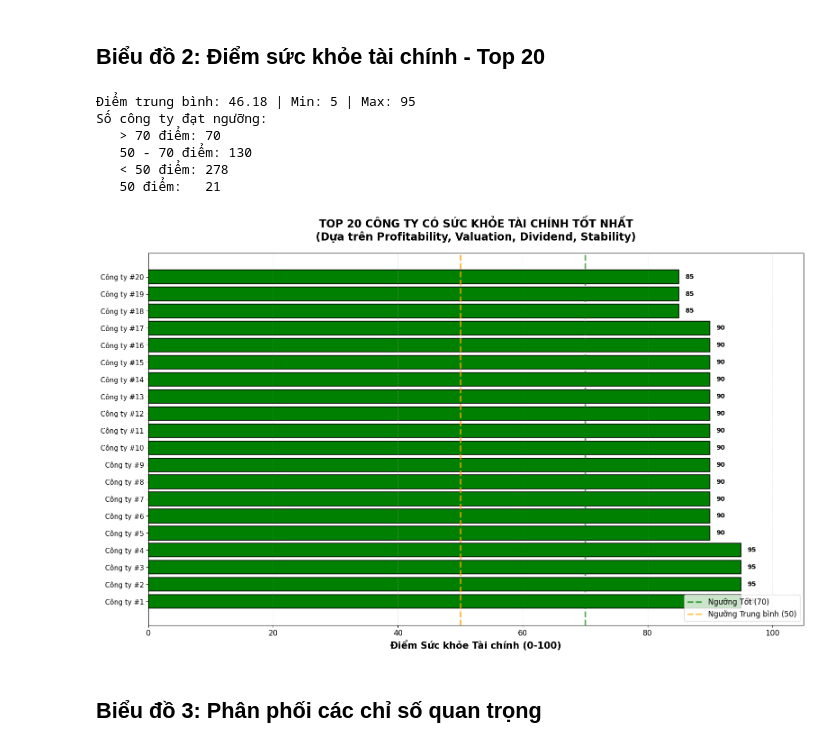
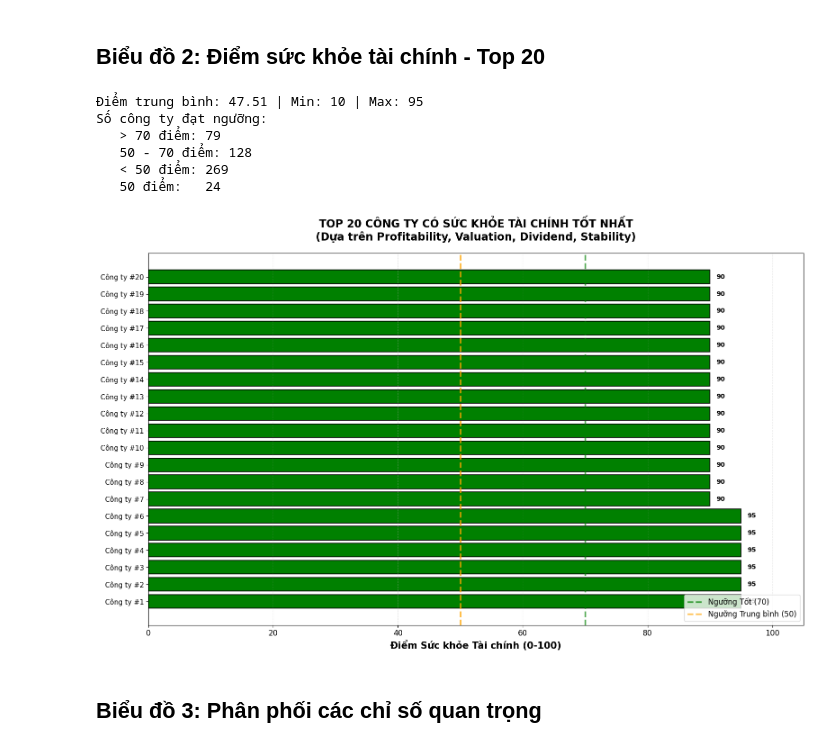
Before and after one commit to tranmai31231020941-pixel/final, a Jupyter notebook: Untitled1.ipynb, the cells around one changed output. Cells and saved outputs as stored; diff of their text form; code cells hidden in the pictures.

```diff
--- a/Untitled1.ipynb
+++ b/Untitled1.ipynb
@@ -129,8 +129,8 @@ df['health'] += np.select(pb_conditions, pb_scores, default=0)
 # Stability - Volatility (10 điểm)
 vol_conditions = [
     df['52w_range__scaled'] < -0.5,
-    df['52w_range__scaled'].between(-0.5, 0, inclusive='left'),
-    df['52w_range__scaled'].between(0, 0.5, inclusive='left')
+    df['52w_range__scaled'].between(-0.5, 0.5, inclusive='left'),
+    df['52w_range__scaled'] > 0.5
 ]
 vol_scores = [10, 5, 0]
 df['health'] += np.select(vol_conditions, vol_scores, default=0)
@@ -167,39 +167,39 @@ fig, ax = plt.subplots(figsize=(16, 10))
 top20 = df.nlargest(20, 'health').reset_index(drop=True)
 top20['name'] = [f'Công ty #{i+1}' for i in range(len(top20))]
 
 # Vẽ horizontal bar chart
 bars = ax.barh(range(len(top20)), top20['health'], color='green',
                edgecolor='black', linewidth=1.2)
 
 # Nhãn trục
 ax.set_yticks(range(len(top20)))
 ax.set_yticklabels(top20['name'], fontsize=11)
 ax.set_xlabel('Điểm Sức khỏe Tài chính (0-100)', fontsize=15, fontweight='bold')
 ax.set_title('TOP 20 CÔNG TY CÓ SỨC KHỎE TÀI CHÍNH TỐT NHẤT\n(Dựa trên Profitability, Valuation, Dividend, Stability)',
              fontsize=17, fontweight='bold', pad=20)
 
 # Đường ngưỡng
 ax.axvline(70, color='green', linestyle='--', linewidth=2.5, alpha=0.7, label='Ngưỡng Tốt (70)')
 ax.axvline(50, color='orange', linestyle='--', linewidth=2.5, alpha=0.7, label='Ngưỡng Trung bình (50)')
 
 # Ghi số điểm trên từng thanh
 for i, (bar, score) in enumerate(zip(bars, top20['health'])):
     ax.text(score + 1, i, f'{score:.0f}', va='center', fontsize=10, fontweight='bold')
 
 ax.legend(loc='lower right', fontsize=12)
 ax.grid(axis='x', alpha=0.3, linestyle='--')
 ax.set_xlim(0, 105)
 
 plt.tight_layout()
 plt.show()
 # %% [output]
-Điểm trung bình: 46.18 | Min: 5 | Max: 95
+Điểm trung bình: 47.51 | Min: 10 | Max: 95
 Số công ty đạt ngưỡng:
-   > 70 điểm: 70
-   50 - 70 điểm: 130
-   < 50 điểm: 278
-   50 điểm:   21
+   > 70 điểm: 79
+   50 - 70 điểm: 128
+   < 50 điểm: 269
+   50 điểm:   24
-[figure, old version]
+[figure, new version]
 # %% [markdown]
 ## Biểu đồ 3: Phân phối các chỉ số quan trọng
 # %%
```
